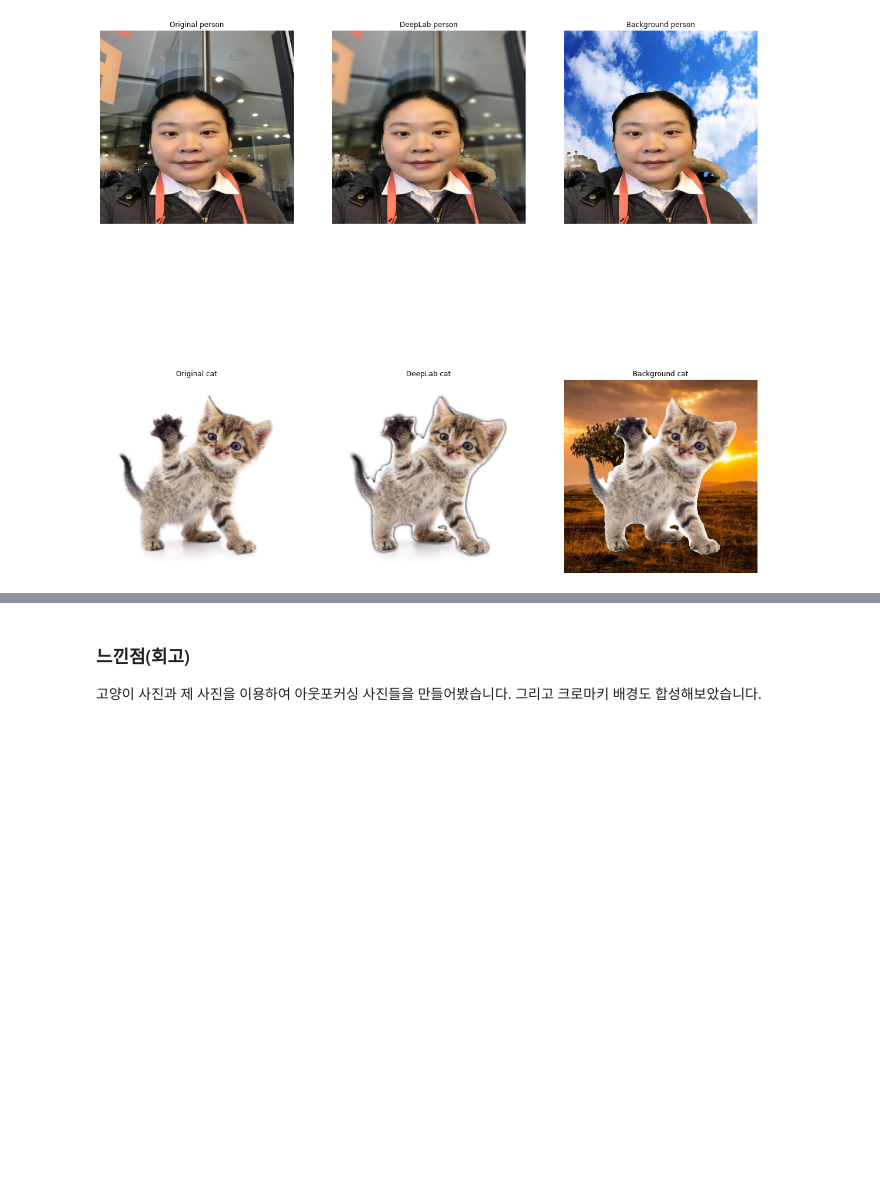
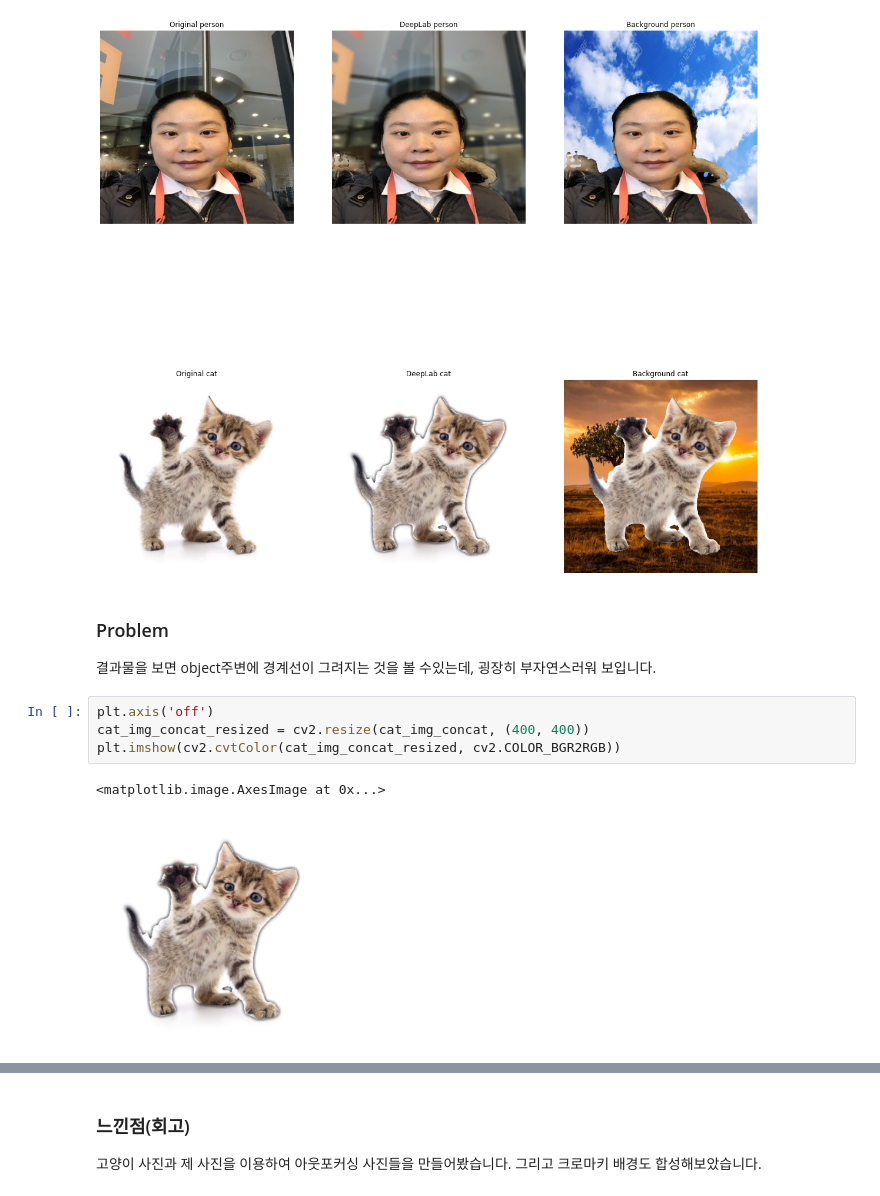
Before and after one commit to carrot2orange/aiffel, a Jupyter notebook: (E10)10th_project-Simple_segmentation.ipynb, the cells around one changed output, grey strips where cells are left out. Cells and saved outputs as stored; diff of their text form; blank space fills up the shorter version.

```diff
--- a/(E10)10th_project-Simple_segmentation.ipynb
+++ b/(E10)10th_project-Simple_segmentation.ipynb
@@ -305,3 +305,13 @@ ax.set_title('Background cat')
 plt.show()
 # %% [output]
 [figure]
+# %% [markdown]
+### Problem
+결과물을 보면 object주변에 경계선이 그려지는 것을 볼 수있는데, 굉장히 부자연스러워 보입니다.
+# %%
+plt.axis('off')
+cat_img_concat_resized = cv2.resize(cat_img_concat, (400, 400))
+plt.imshow(cv2.cvtColor(cat_img_concat_resized, cv2.COLOR_BGR2RGB))
+# %% [output]
+<matplotlib.image.AxesImage at 0x...>
+[figure, added]
```
Also changed, not shown: parts of 1 cell of this notebook.
